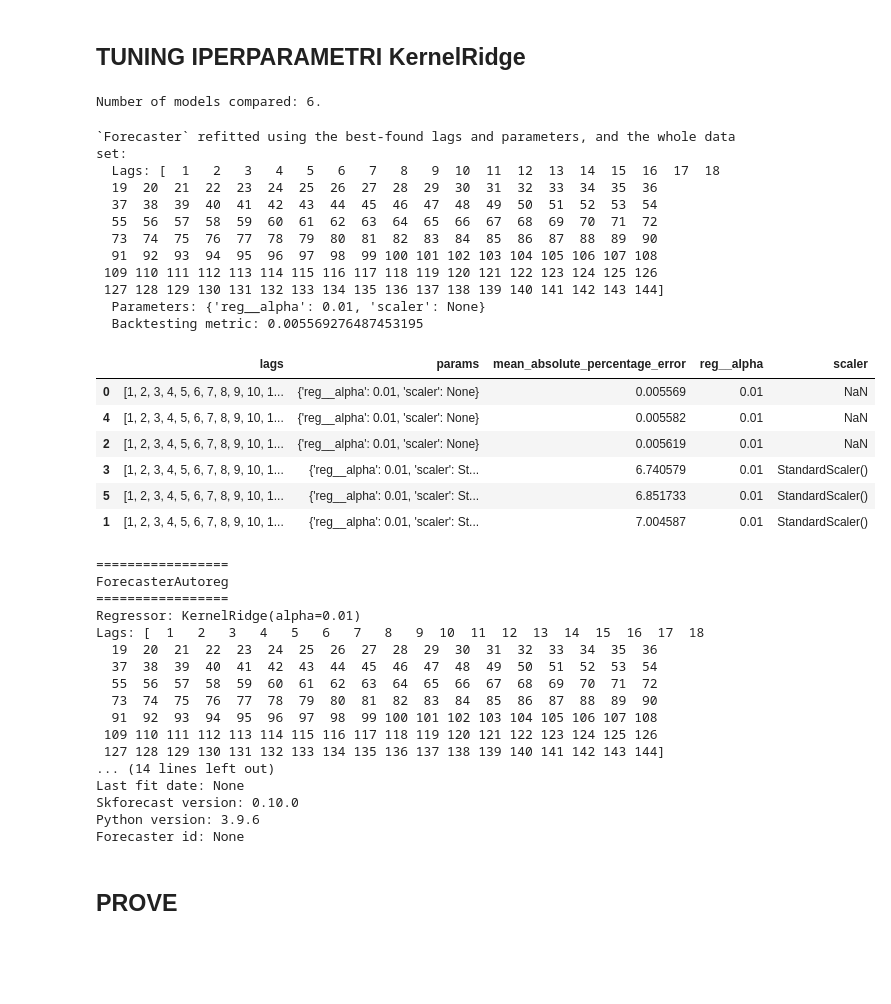
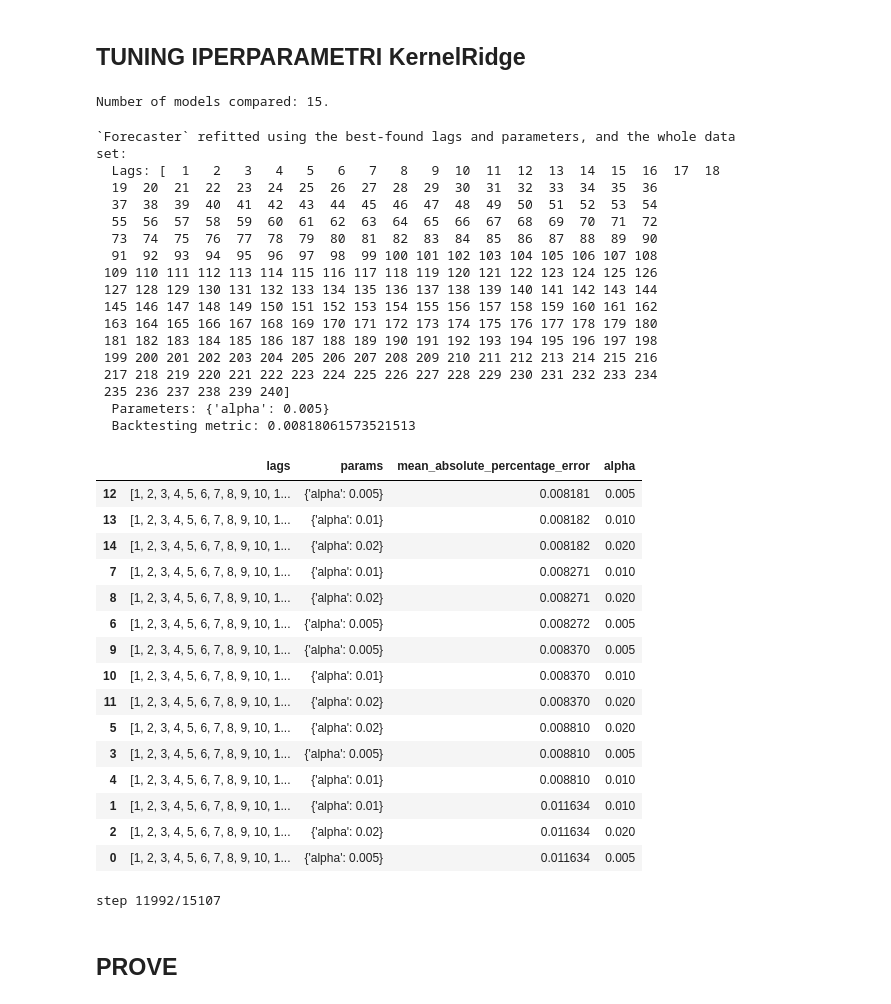
Before and after one commit to AleOmnicon/Tirocinio, a Jupyter notebook: Tests.ipynb, the cells around one changed output. Drawn from its saved outputs; the diff is of its cells as text; code cells hidden in the pictures; blank space fills up the shorter version.

Commit message:
gli iperparametri migliori cambiano in base agli step e lags

```diff
--- a/Tests.ipynb
+++ b/Tests.ipynb
@@ -956,68 +956,65 @@ vorrei provare nelle previsioni, ad esempioda 4*12, a dividerle e fare una previ
 ## TUNING IPERPARAMETRI KernelRidge
 # %%
 kr = KernelRidge()
-reg = Pipeline([
-    ("reg", kr)
-])
-Fkr = ForecasterAutoreg(reg, 192)
+Fkr = ForecasterAutoreg(kr, 192)
 # %%
 KR_param_grid = {
-    "scaler": [None, StandardScaler()],
-    "alpha": [0.01]
+    "alpha": [0.005, 0.01, 0.02]
 }
-KR_lags_grid = [144, 192, 240]
+KR_lags_grid = [48, 92, 144, 192, 240]
 # %%
 res = grid_search_forecaster(
     forecaster  = Fkr,
-    y           = trainingSet["Value"],
+    y           = stableData["Value"],
     param_grid  = KR_param_grid,
     lags_grid   = KR_lags_grid,
     steps       = 4*12,
     metric      = 'mean_absolute_percentage_error',
-    initial_train_size    = int(len(trainingSet)*0.8),
+    initial_train_size    = int(len(stableData)*0.8),
     allow_incomplete_fold = False,
     return_best = True,
     verbose     = False
 )
 res
 # %% [output]
-Number of models compared: 6.
+Number of models compared: 15.
 `Forecaster` refitted using the best-found lags and parameters, and the whole data set:
   Lags: [  1   2   3   4   5   6   7   8   9  10  11  12  13  14  15  16  17  18
   19  20  21  22  23  24  25  26  27  28  29  30  31  32  33  34  35  36
   37  38  39  40  41  42  43  44  45  46  47  48  49  50  51  52  53  54
   55  56  57  58  59  60  61  62  63  64  65  66  67  68  69  70  71  72
   73  74  75  76  77  78  79  80  81  82  83  84  85  86  87  88  89  90
   91  92  93  94  95  96  97  98  99 100 101 102 103 104 105 106 107 108
  109 110 111 112 113 114 115 116 117 118 119 120 121 122 123 124 125 126
- 127 128 129 130 131 132 133 134 135 136 137 138 139 140 141 142 143 144]
-  Parameters: {'reg__alpha': 0.01, 'scaler': None}
-  Backtesting metric: 0.005569276487453195
+ 127 128 129 130 131 132 133 134 135 136 137 138 139 140 141 142 143 144
+ 145 146 147 148 149 150 151 152 153 154 155 156 157 158 159 160 161 162
+ 163 164 165 166 167 168 169 170 171 172 173 174 175 176 177 178 179 180
+ 181 182 183 184 185 186 187 188 189 190 191 192 193 194 195 196 197 198
+ 199 200 201 202 203 204 205 206 207 208 209 210 211 212 213 214 215 216
+ 217 218 219 220 221 222 223 224 225 226 227 228 229 230 231 232 233 234
+ 235 236 237 238 239 240]
+  Parameters: {'alpha': 0.005}
+  Backtesting metric: 0.00818061573521513
-|  | lags | params | mean_absolute_percentage_error | reg__alpha | scaler |
-| 0 | [1, 2, 3, 4, 5, 6, 7, 8, 9, 10, 1... | {'reg__alpha': 0.01, 'scaler': None} | 0.005569 | 0.01 | NaN |
-| 4 | [1, 2, 3, 4, 5, 6, 7, 8, 9, 10, 1... | {'reg__alpha': 0.01, 'scaler': None} | 0.005582 | 0.01 | NaN |
-| 2 | [1, 2, 3, 4, 5, 6, 7, 8, 9, 10, 1... | {'reg__alpha': 0.01, 'scaler': None} | 0.005619 | 0.01 | NaN |
-| 3 | [1, 2, 3, 4, 5, 6, 7, 8, 9, 10, 1... | {'reg__alpha': 0.01, 'scaler': St... | 6.740579 | 0.01 | StandardScaler() |
-| 5 | [1, 2, 3, 4, 5, 6, 7, 8, 9, 10, 1... | {'reg__alpha': 0.01, 'scaler': St... | 6.851733 | 0.01 | StandardScaler() |
-| 1 | [1, 2, 3, 4, 5, 6, 7, 8, 9, 10, 1... | {'reg__alpha': 0.01, 'scaler': St... | 7.004587 | 0.01 | StandardScaler() |
+|  | lags | params | mean_absolute_percentage_error | alpha |
+| 12 | [1, 2, 3, 4, 5, 6, 7, 8, 9, 10, 1... | {'alpha': 0.005} | 0.008181 | 0.005 |
+| 13 | [1, 2, 3, 4, 5, 6, 7, 8, 9, 10, 1... | {'alpha': 0.01} | 0.008182 | 0.010 |
+| 14 | [1, 2, 3, 4, 5, 6, 7, 8, 9, 10, 1... | {'alpha': 0.02} | 0.008182 | 0.020 |
+| 7 | [1, 2, 3, 4, 5, 6, 7, 8, 9, 10, 1... | {'alpha': 0.01} | 0.008271 | 0.010 |
+| 8 | [1, 2, 3, 4, 5, 6, 7, 8, 9, 10, 1... | {'alpha': 0.02} | 0.008271 | 0.020 |
+| 6 | [1, 2, 3, 4, 5, 6, 7, 8, 9, 10, 1... | {'alpha': 0.005} | 0.008272 | 0.005 |
+| 9 | [1, 2, 3, 4, 5, 6, 7, 8, 9, 10, 1... | {'alpha': 0.005} | 0.008370 | 0.005 |
+| 10 | [1, 2, 3, 4, 5, 6, 7, 8, 9, 10, 1... | {'alpha': 0.01} | 0.008370 | 0.010 |
+| 11 | [1, 2, 3, 4, 5, 6, 7, 8, 9, 10, 1... | {'alpha': 0.02} | 0.008370 | 0.020 |
+| 5 | [1, 2, 3, 4, 5, 6, 7, 8, 9, 10, 1... | {'alpha': 0.02} | 0.008810 | 0.020 |
+| 3 | [1, 2, 3, 4, 5, 6, 7, 8, 9, 10, 1... | {'alpha': 0.005} | 0.008810 | 0.005 |
+| 4 | [1, 2, 3, 4, 5, 6, 7, 8, 9, 10, 1... | {'alpha': 0.01} | 0.008810 | 0.010 |
+| 1 | [1, 2, 3, 4, 5, 6, 7, 8, 9, 10, 1... | {'alpha': 0.01} | 0.011634 | 0.010 |
+| 2 | [1, 2, 3, 4, 5, 6, 7, 8, 9, 10, 1... | {'alpha': 0.02} | 0.011634 | 0.020 |
+| 0 | [1, 2, 3, 4, 5, 6, 7, 8, 9, 10, 1... | {'alpha': 0.005} | 0.011634 | 0.005 |
 # %%
-Fkr = ForecasterAutoreg(KernelRidge(0.01), 144) #mannaggia ho rilaciato le celle
-Fkr
+start = time.time() # LENTISSIMO WTH
+predVal = makePred(Fkr, trainingSet, 240, 48)
+end = time.time()
+print(f"predizione sul Training set: {int(end-start)} s")
 # %% [output]
-=================
-ForecasterAutoreg
-=================
-Regressor: KernelRidge(alpha=0.01)
-Lags: [  1   2   3   4   5   6   7   8   9  10  11  12  13  14  15  16  17  18
-  19  20  21  22  23  24  25  26  27  28  29  30  31  32  33  34  35  36
-  37  38  39  40  41  42  43  44  45  46  47  48  49  50  51  52  53  54
-  55  56  57  58  59  60  61  62  63  64  65  66  67  68  69  70  71  72
-  73  74  75  76  77  78  79  80  81  82  83  84  85  86  87  88  89  90
-  91  92  93  94  95  96  97  98  99 100 101 102 103 104 105 106 107 108
- 109 110 111 112 113 114 115 116 117 118 119 120 121 122 123 124 125 126
- 127 128 129 130 131 132 133 134 135 136 137 138 139 140 141 142 143 144]
-... (14 lines left out)
-Last fit date: None
-Skforecast version: 0.10.0
-Python version: 3.9.6
-Forecaster id: None
+step 11992/15107
```
Also changed, not shown: parts of 1 cell of this notebook, 5 other files.
